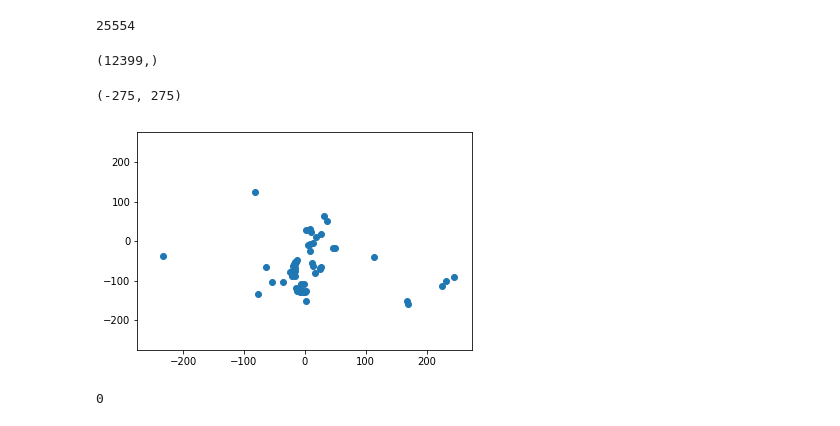
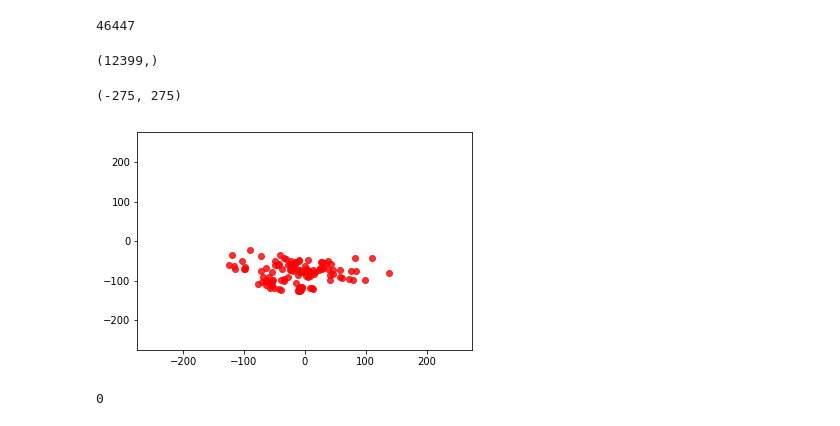
Before and after one commit to ATTPC/VAE-event-classification, a Jupyter notebook: notebooks/exploring_clean_data.ipynb, the cells around one changed output. Cells and saved outputs as stored; diff of their text form; code cells hidden in the pictures.

```diff
--- a/notebooks/exploring_clean_data.ipynb
+++ b/notebooks/exploring_clean_data.ipynb
@@ -6,13 +6,14 @@ import matplotlib.pyplot as plt
 CLOCK = 12.5
 DRIFT_VEL = 5.2
 # %%
-file = h5py.File("../data/clean/runs/clean_run_0170.h5", "r")
+file = h5py.File("../data/clean/runs/clean_run_0130.h5", "r")
 # %%
 dataset = file["/clean"]
 # %%
 n_events = len(dataset)
+print(n_events)
 # %% [output]
-25554
+46447
 # %%
 disc = np.load("../data/clean/discarded/discarded_events_0170.npy")
 disc.shape
@@ -23,25 +24,25 @@ for i in dataset:
     dataset[str(i)]
 # %%
 #xyz = dataset["6745"]
-xyz = dataset[str()]
+xyz = dataset[str(3122)]
 a = np.array(xyz)
 to_del = []
 
-filtered_1 = a[a[:, 6] < 40]
-#filtered_2 = filtered_1[(filtered_1[:, 2]*DRIFT_VEL/CLOCK) < 1250]
-filtered_3 = filtered_1[filtered_1[:, 5] > 2]
+filtered_1 = a[a[:, 6] <10]
+filtered_2 = a[(a[:, 2]*DRIFT_VEL/CLOCK) < 1250]
+filtered_3 = a[a[:, 5] > 1]
 
 fig, ax = plt.subplots()
-ax.scatter(a[:,0], a[:,1])
-ax.scatter(filtered_1[:,0], filtered_1[:,1], c="r")
-#ax.scatter(filtered_2[:,0], filtered_2[:,1], c="g")
-ax.scatter(filtered_3[:,0], filtered_3[:,1], c="y")
+#ax.scatter(a[:,0], a[:,1])
+ax.scatter(filtered_1[:,0], filtered_1[:,1], c="r", alpha=0.8)
+#ax.scatter(filtered_2[:,0], filtered_2[:,1], c="g", alpha=0.4)
+#ax.scatter(filtered_3[:,0], filtered_3[:,1], c="y", alpha=0.3)
 
 plt.ylim((-275, 275))
 plt.xlim((-275, 275))
 # %% [output]
 (-275, 275)
-[figure, old version]
+[figure, new version]
 # %%
 len(filtered_3)
 # %% [output]
```
Also changed, not shown: parts of 4 cells of this notebook, 5 other files.
